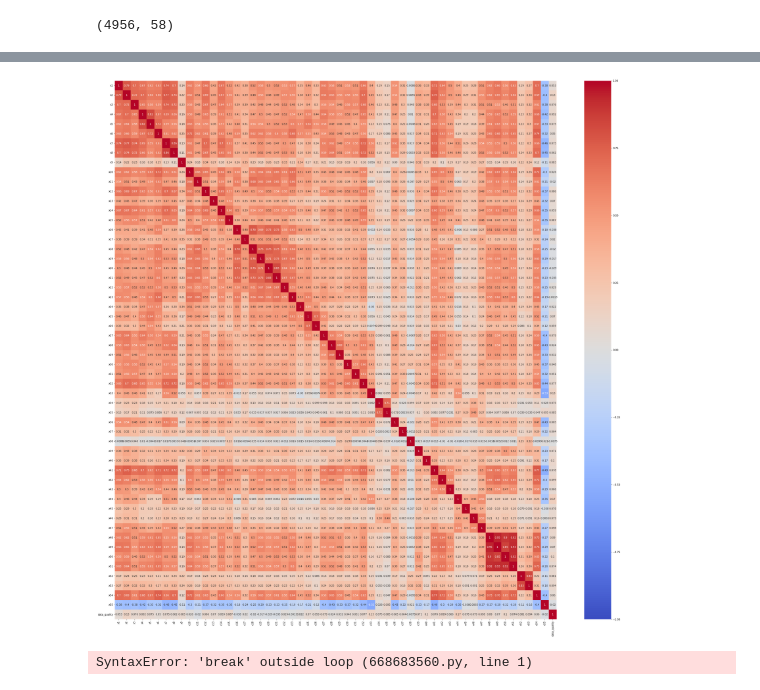
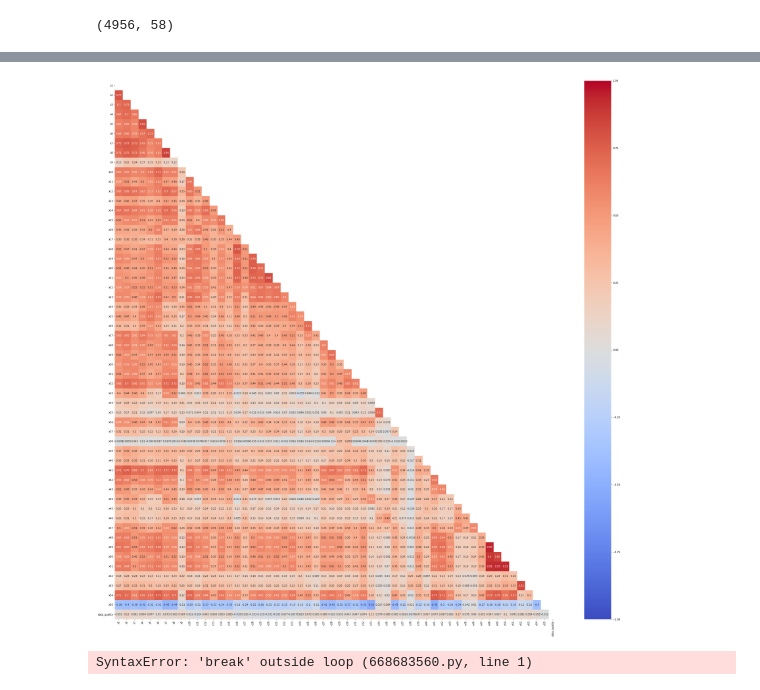
Before and after one commit to Adalab/promo-d-da-modulo1-sprint2-Paloma_Paula_Iris, a Jupyter notebook: regresion_lineal/1_intro_eda+2_test_estadisticos.ipynb, the cells around one changed output, grey strips where cells are left out. Saved outputs shown, nothing was run; the diff lists cells and outputs as text; code cells hidden in the pictures.

```diff
--- a/regresion_lineal/1_intro_eda+2_test_estadisticos.ipynb
+++ b/regresion_lineal/1_intro_eda+2_test_estadisticos.ipynb
@@ -172,0 +193,2 @@ Los principales estadísticos de las columnas categóricas son:
+# %%
+df.dropna(subset= ["x36"], how = "any", inplace = True)
@@ -193,7 +235,14 @@ df.corr()
+# %%
+mask = np.triu(np.ones_like(df.corr(),dtype = np.bool_))
 # %%
-sns.heatmap(df.corr(), annot=True, vmin= -1, vmax=1, cmap='coolwarm');
+sns.heatmap(df.corr(),
+            cmap = 'coolwarm',
+            annot = True,
+            mask = mask,
+            vmin = -1,
+            vmax= 1);
 # %% [output]
-[figure, old version]
+[figure, new version]
 # %%
 break
 # %% [output]
```
Also changed, not shown: parts of 29 cells of this notebook, 2 other files.
